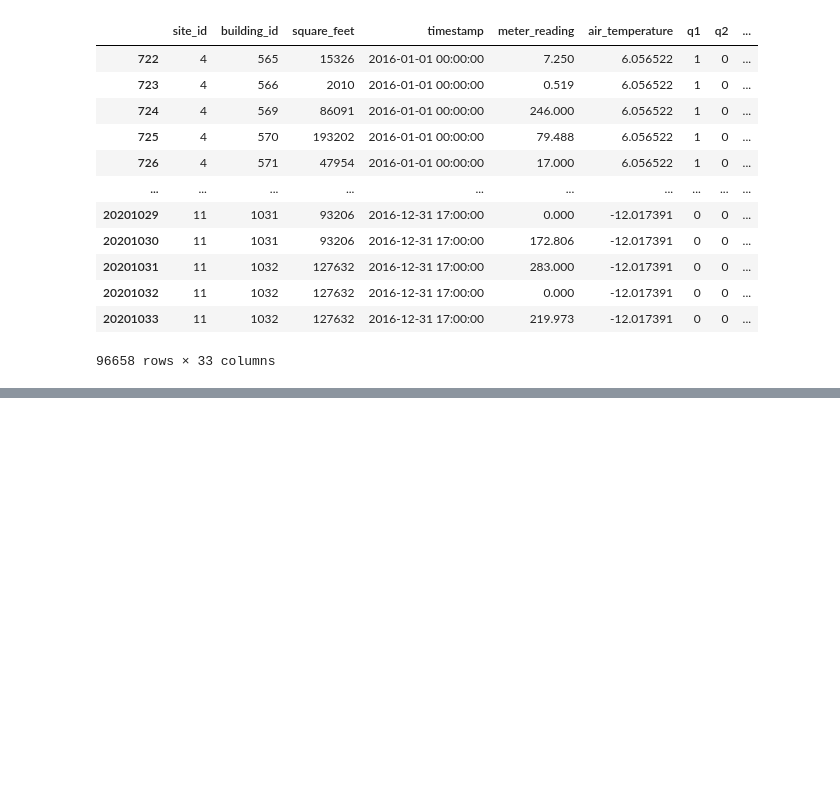
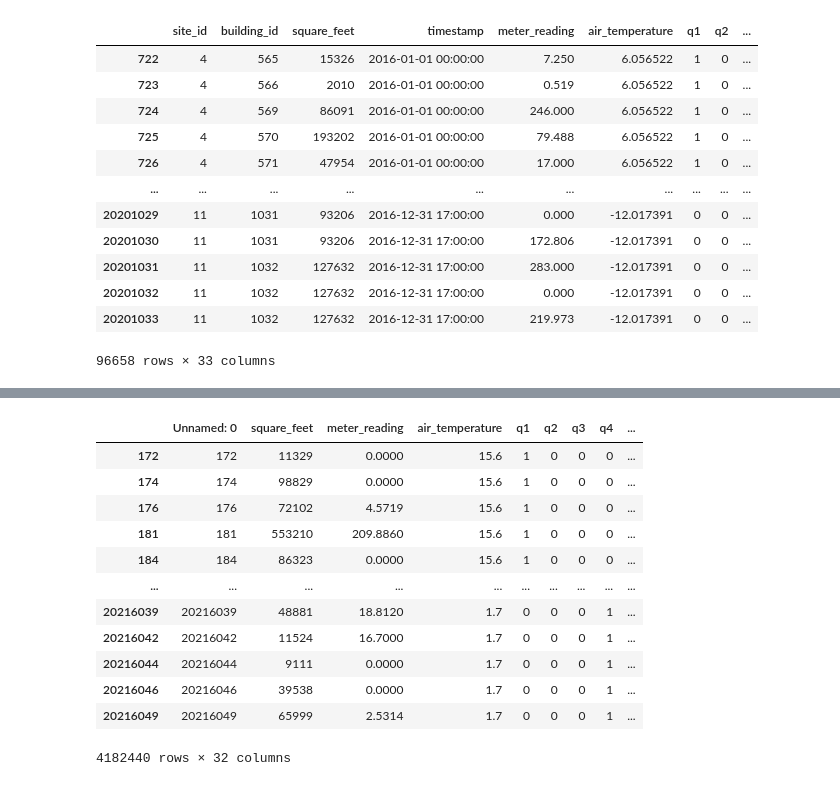
Before and after one commit to jtyrrell86/Capstone-2, a Jupyter notebook: EDA for Capstone 2.ipynb, the cells around one changed output, grey strips where cells are left out. Drawn from its saved outputs; the diff is of its cells as text; code cells hidden in the pictures; blank space fills up the shorter version.

```diff
--- a/EDA for Capstone 2.ipynb
+++ b/EDA for Capstone 2.ipynb
@@ -851,0 +870,16 @@ print(cleaned_df.head())
+# %%
+cleaned_df[cleaned_df["chilledwater"] == 1]
+# %% [output]
+|  | Unnamed: 0 | square_feet | meter_reading | air_temperature | q1 | q2 | q3 | q4 | ... |
+| 172 | 172 | 11329 | 0.0000 | 15.6 | 1 | 0 | 0 | 0 | ... |
+| 174 | 174 | 98829 | 0.0000 | 15.6 | 1 | 0 | 0 | 0 | ... |
+| 176 | 176 | 72102 | 4.5719 | 15.6 | 1 | 0 | 0 | 0 | ... |
+| 181 | 181 | 553210 | 209.8860 | 15.6 | 1 | 0 | 0 | 0 | ... |
+| 184 | 184 | 86323 | 0.0000 | 15.6 | 1 | 0 | 0 | 0 | ... |
+| ... | ... | ... | ... | ... | ... | ... | ... | ... | ... |
+| 20216039 | 20216039 | 48881 | 18.8120 | 1.7 | 0 | 0 | 0 | 1 | ... |
+| 20216042 | 20216042 | 11524 | 16.7000 | 1.7 | 0 | 0 | 0 | 1 | ... |
+| 20216044 | 20216044 | 9111 | 0.0000 | 1.7 | 0 | 0 | 0 | 1 | ... |
+| 20216046 | 20216046 | 39538 | 0.0000 | 1.7 | 0 | 0 | 0 | 1 | ... |
+| 20216049 | 20216049 | 65999 | 2.5314 | 1.7 | 0 | 0 | 0 | 1 | ... |
+4182440 rows × 32 columns
```
Also changed, not shown: parts of 7 cells of this notebook, 4 other files.
